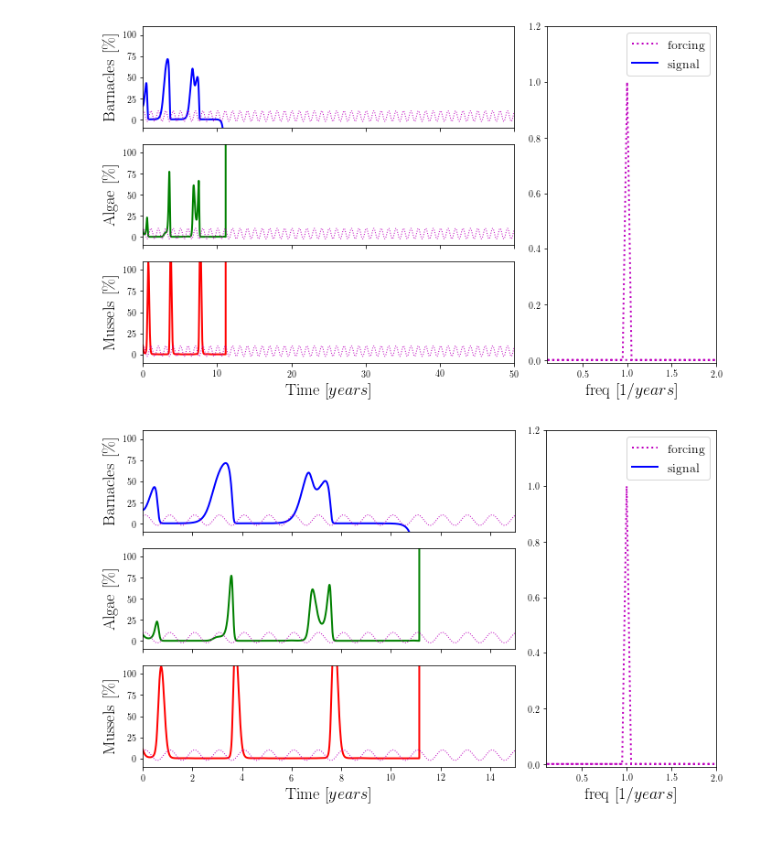
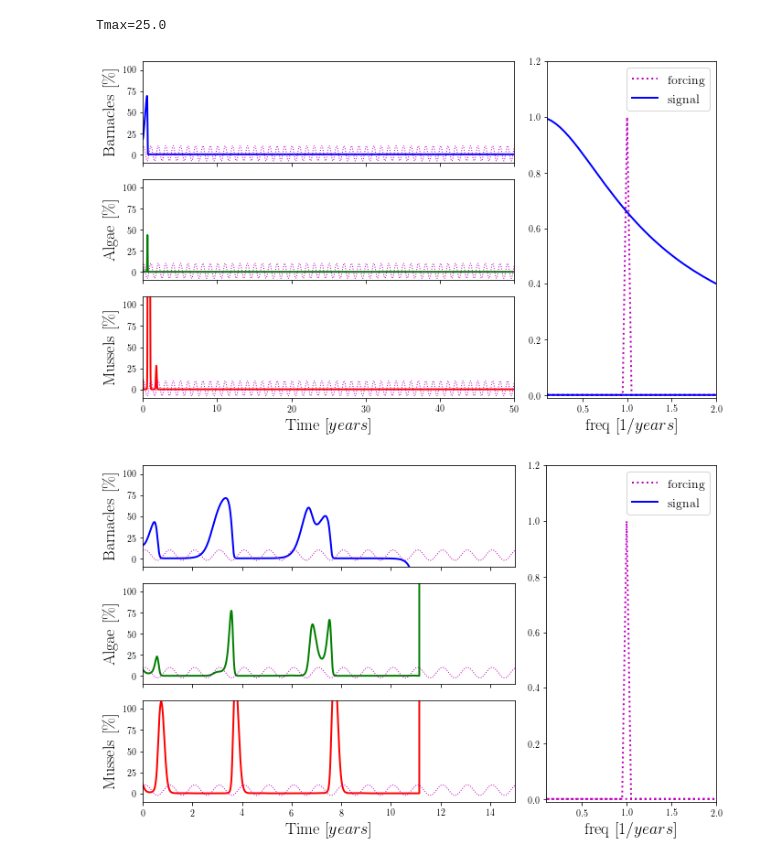
Before and after one commit to Omer80/BenincaModel, a Jupyter notebook: Beninca-integration.ipynb, the cells around one changed output. Drawn from its saved outputs; the diff is of its cells as text; code cells hidden in the pictures.

```diff
--- a/Beninca-integration.ipynb
+++ b/Beninca-integration.ipynb
@@ -74,7 +74,7 @@ plt.tight_layout()
 # %%
-Tmax=18.75
+Tmax=25.0
 
-finish=50*365
+int_finish=50*365
 ito=0.0000
 
 parameters={}
@@ -83,10 +83,14 @@ m.update_parameters(parameters)
 def G(y, t):
     return np.array([[ito,0.0,0.0,0.0],[0.0,ito,0.0,0.0],[0.0,0.0,ito,0.0],[0.0,0.0,0.0,ito]])
 step=0.01
-tspan = np.arange(0.0, finish+step,step)
+tspan = np.arange(0.0, int_finish+step,step)
 result = sdeint.itoint(m.rhs_ode, G, sol_const[-1], tspan)
+# %% [output]
+Tmax=25.0
 # %%
 trim=0*365
+finish = int(int_finish*1.0)
+
 fig,ax=plt.subplots(1,2,figsize=(6*1.618,6))
 gs = gridspec.GridSpec(3, 3)
 ax3 = plt.subplot(gs[2:,:-1])
@@ -109,34 +113,34 @@ ax2.set_ylabel(r'Algae $[\%]$')
 ax3.set_ylabel(r'Mussels $[\%]$')
 ax3.set_xlabel(r'Time $[years]$')
 ax1.set_xlim([trim/365,tspan[-1]/365])
 ax2.set_xlim([trim/365,tspan[-1]/365])
 ax3.set_xlim([trim/365,tspan[-1]/365])
 ax1.set_ylim([-10,110])
 ax2.set_ylim([-10,110])
 ax3.set_ylim([-10,110])
 # FFT
 forcing = m.Ft(tspan)
 #print(len(forcing))
 trimfft = int(len(forcing)*(2.0/5.0)) # the index from which to trim the time series to clean transients
 #print(trim)
 frq = np.fft.fftfreq(forcing[-trimfft:].size,d=0.01/365)
 fft_forcing = np.absolute((np.fft.fft(forcing[-trimfft:])))
 fft_signal  = np.absolute((np.fft.fft(result[-trimfft:,0])))
 normalize_fft = np.amax(fft_signal[1:])
 ax4.plot(frq[1:],fft_forcing[1:]/np.amax(fft_forcing[1:]),'m:',label=r'forcing')
 ax4.plot(frq[1:],fft_signal[1:]/normalize_fft,'b',label=r'signal')
 ax4.set_xlim([0.1,2.0])
 ax4.set_ylim([-0.01,1.2])
 ax4.set_xlabel(r'freq $[1/years]$')
 #ax[0].legend(loc='upper left')
 ax4.legend(loc='upper right')
 #ax[0].legend(loc='upper left')
 #ax[1].legend(loc='upper left')
 plt.tight_layout()
 plt.savefig('results/Beninca_Ito_and_fft_Tmax{:3.2f}_ito{:4.3f}'.format(Tmax,ito).replace('.','_')+'.pdf')
 plt.savefig('results/Beninca_Ito_and_fft_Tmax{:3.2f}_ito{:4.3f}'.format(Tmax,ito).replace('.','_')+'.png')
 # %% [output]
-[figure, old version]
+[figure, new version]
 # %%
 finish=15*365
 ito=0.0000
```
Also changed, not shown: parts of 3 cells of this notebook, 2 other files.
